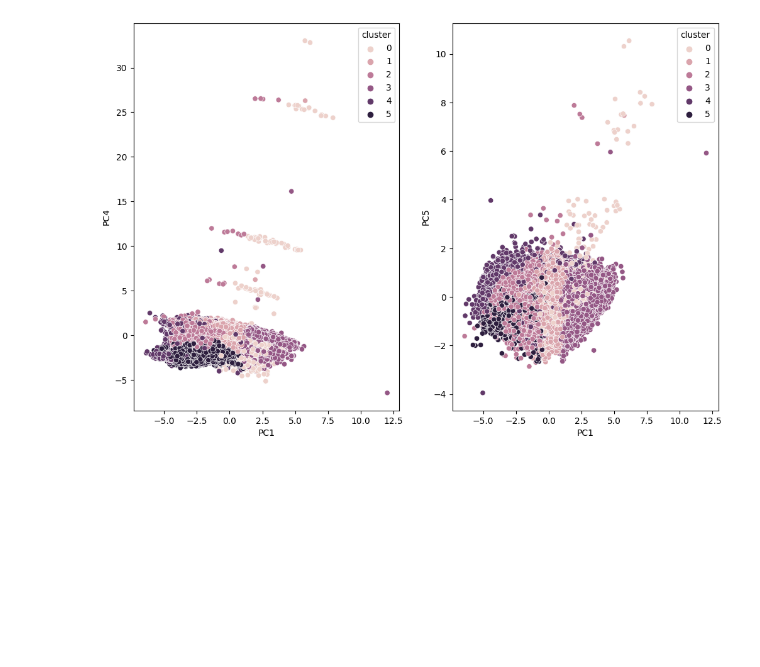
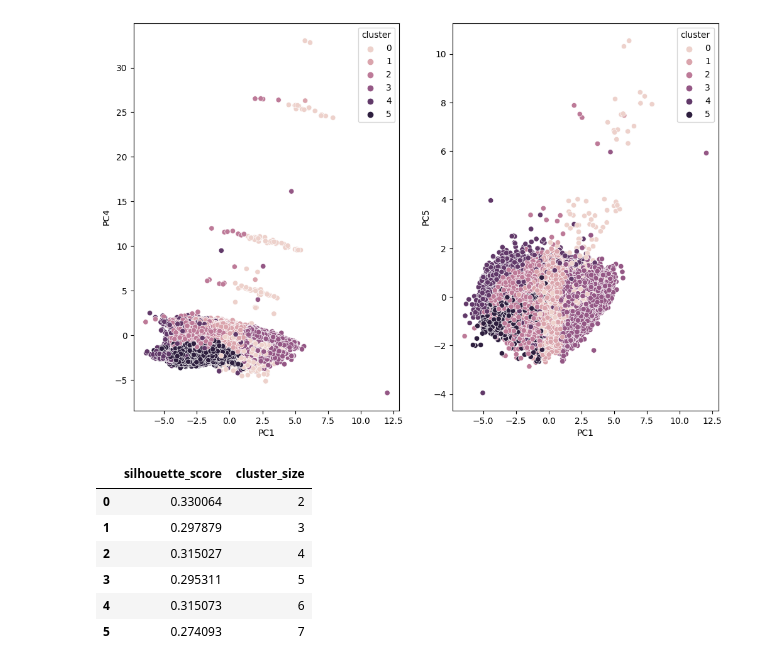
Before and after one commit to abiramvyas/US_Accidents, a Jupyter notebook: Clustering.ipynb, the cells around one changed output. Cells and saved outputs as stored; diff of their text form; code cells hidden in the pictures; blank space fills up the shorter version.

```diff
--- a/Clustering.ipynb
+++ b/Clustering.ipynb
@@ -223,0 +228,10 @@ is_categorical_dtype is deprecated and will be removed in a future version. Use
+# %%
+silhouette_df
+# %% [output]
+|  | silhouette_score | cluster_size |
+| 0 | 0.330064 | 2 |
+| 1 | 0.297879 | 3 |
+| 2 | 0.315027 | 4 |
+| 3 | 0.295311 | 5 |
+| 4 | 0.315073 | 6 |
+| 5 | 0.274093 | 7 |
```
Also changed, not shown: parts of 4 cells of this notebook.
